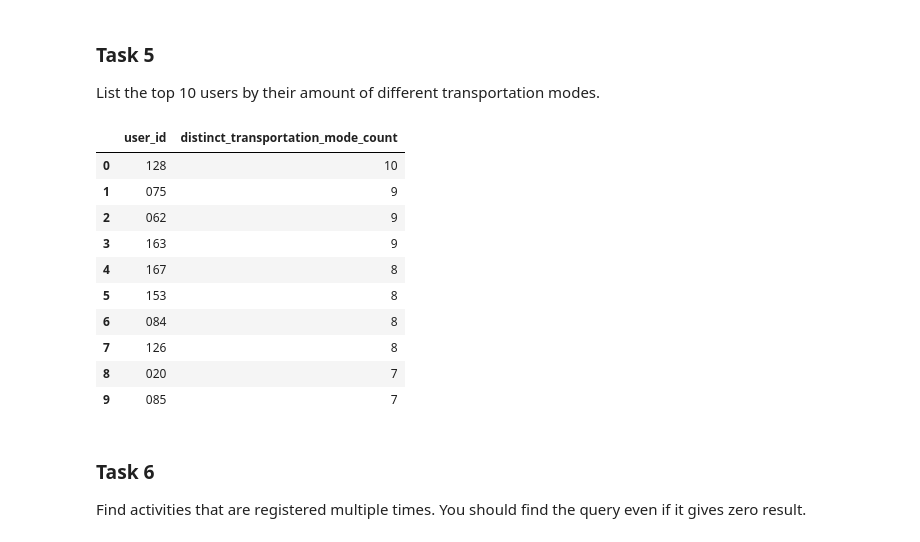
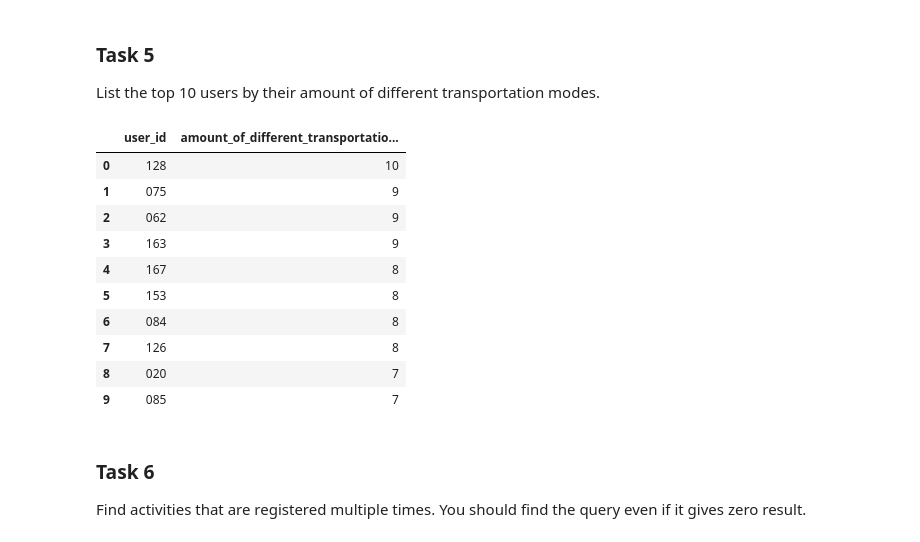
Before and after one commit to mathiasraa/tdt4225-mysql, a Jupyter notebook: notebooks/queries.ipynb, the cells around one changed output. Saved outputs shown, nothing was run; the diff lists cells and outputs as text; code cells hidden in the pictures.

```diff
--- a/notebooks/queries.ipynb
+++ b/notebooks/queries.ipynb
@@ -137,19 +121,19 @@ List the top 10 users by their amount of different transportation modes.
 # %%
 query = """
     SELECT user_id, COUNT(DISTINCT transportation_mode) AS distinct_transportation_mode_count
     FROM ActivityTable
     GROUP BY user_id
     ORDER BY distinct_transportation_mode_count DESC
     LIMIT 10;
 """
 
 cursor.execute(query)
 result = cursor.fetchall()
 
-result_df = pd.DataFrame(result, columns=['user_id', 'distinct_transportation_mode_count'])
+result_df = pd.DataFrame(result, columns=['user_id', 'amount_of_different_transportation_modes'])
 result_df
 # %% [output]
-|  | user_id | distinct_transportation_mode_count |
+|  | user_id | amount_of_different_transportatio... |
 | 0 | 128 | 10 |
 | 1 | 075 | 9 |
 | 2 | 062 | 9 |
```
Also changed, not shown: parts of 3 cells of this notebook.
